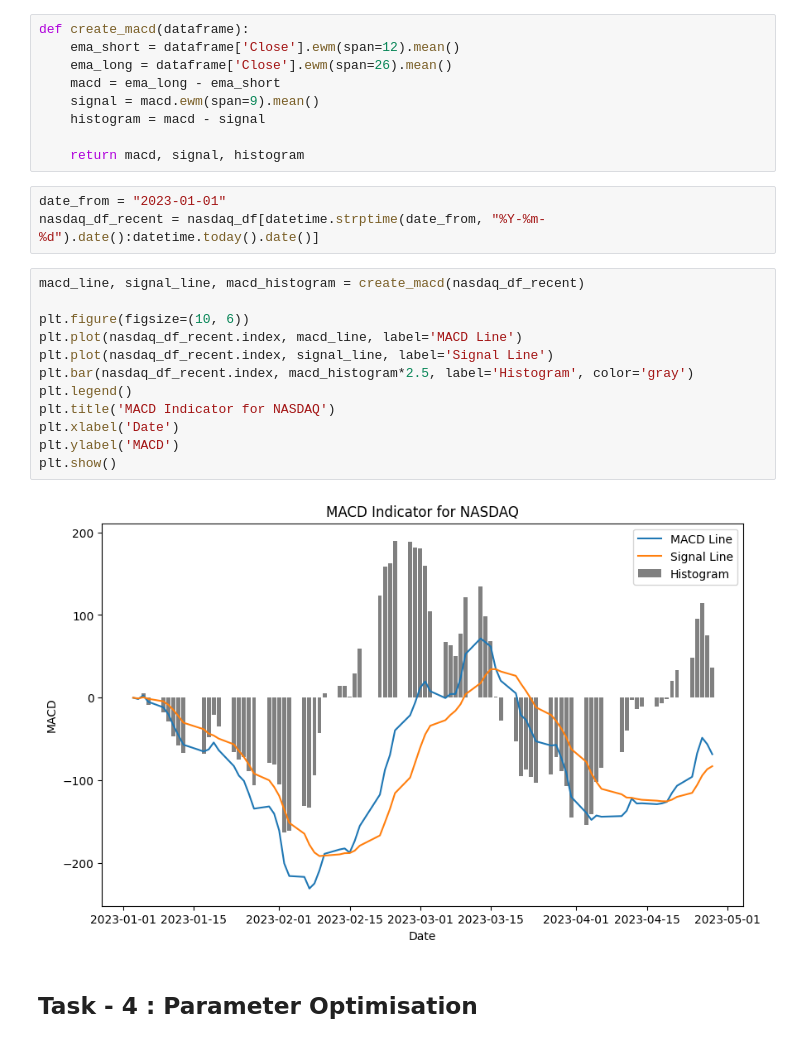
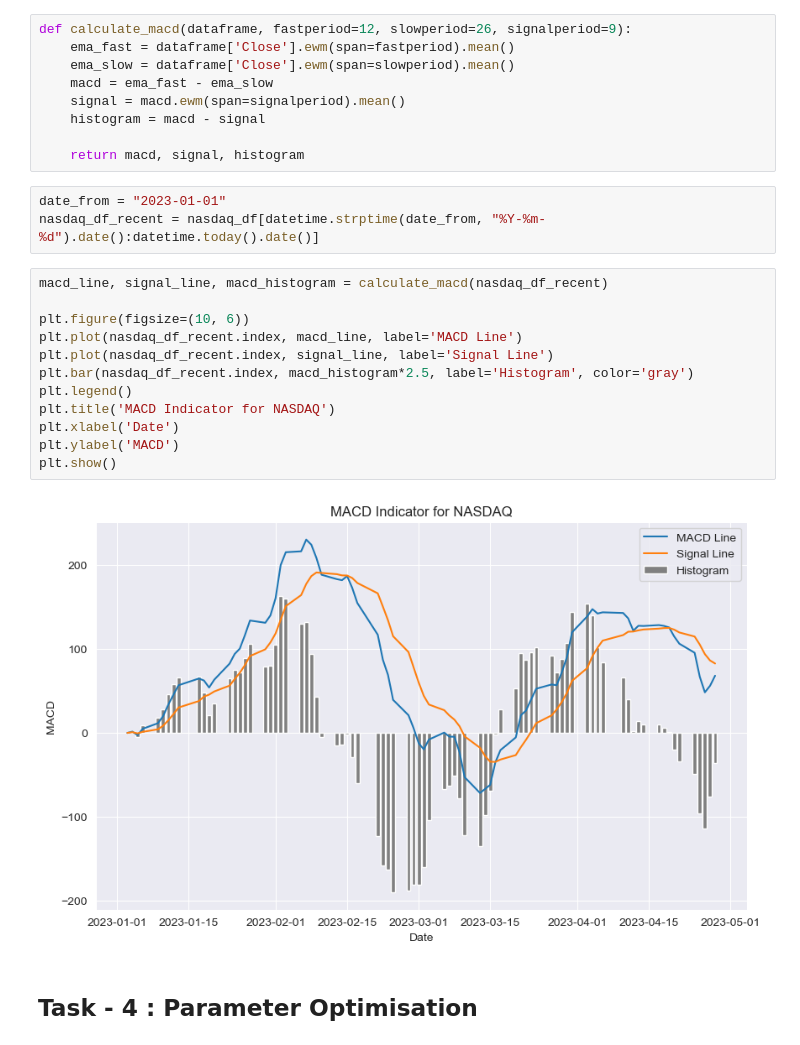
Before and after one commit to shivamp-20/Mathematical-Trading-Strategies, a Jupyter notebook: Assignment 2/210898/Assignment_2.ipynb, the cells around one changed output. Drawn from its saved outputs; the diff is of its cells as text.

```diff
--- a/Assignment 2/210898/Assignment_2.ipynb
+++ b/Assignment 2/210898/Assignment_2.ipynb
@@ -267,9 +191,9 @@ plt.show()
 # %%
-def create_macd(dataframe):
-    ema_short = dataframe['Close'].ewm(span=12).mean()
-    ema_long = dataframe['Close'].ewm(span=26).mean()
-    macd = ema_long - ema_short
-    signal = macd.ewm(span=9).mean()
+def calculate_macd(dataframe, fastperiod=12, slowperiod=26, signalperiod=9):
+    ema_fast = dataframe['Close'].ewm(span=fastperiod).mean()
+    ema_slow = dataframe['Close'].ewm(span=slowperiod).mean()
+    macd = ema_fast - ema_slow
+    signal = macd.ewm(span=signalperiod).mean()
     histogram = macd - signal
 
     return macd, signal, histogram
@@ -277,18 +201,18 @@ def create_macd(dataframe):
 date_from = "2023-01-01"
 nasdaq_df_recent = nasdaq_df[datetime.strptime(date_from, "%Y-%m-%d").date():datetime.today().date()]
 # %%
-macd_line, signal_line, macd_histogram = create_macd(nasdaq_df_recent)
+macd_line, signal_line, macd_histogram = calculate_macd(nasdaq_df_recent)
 
 plt.figure(figsize=(10, 6))
 plt.plot(nasdaq_df_recent.index, macd_line, label='MACD Line')
 plt.plot(nasdaq_df_recent.index, signal_line, label='Signal Line')
 plt.bar(nasdaq_df_recent.index, macd_histogram*2.5, label='Histogram', color='gray')
 plt.legend()
 plt.title('MACD Indicator for NASDAQ')
 plt.xlabel('Date')
 plt.ylabel('MACD')
 plt.show()
 # %% [output]
-[figure, old version]
+[figure, new version]
 # %% [markdown]
 ## Task - 4 : Parameter Optimisation
```
Also changed, not shown: parts of 55 cells of this notebook.
